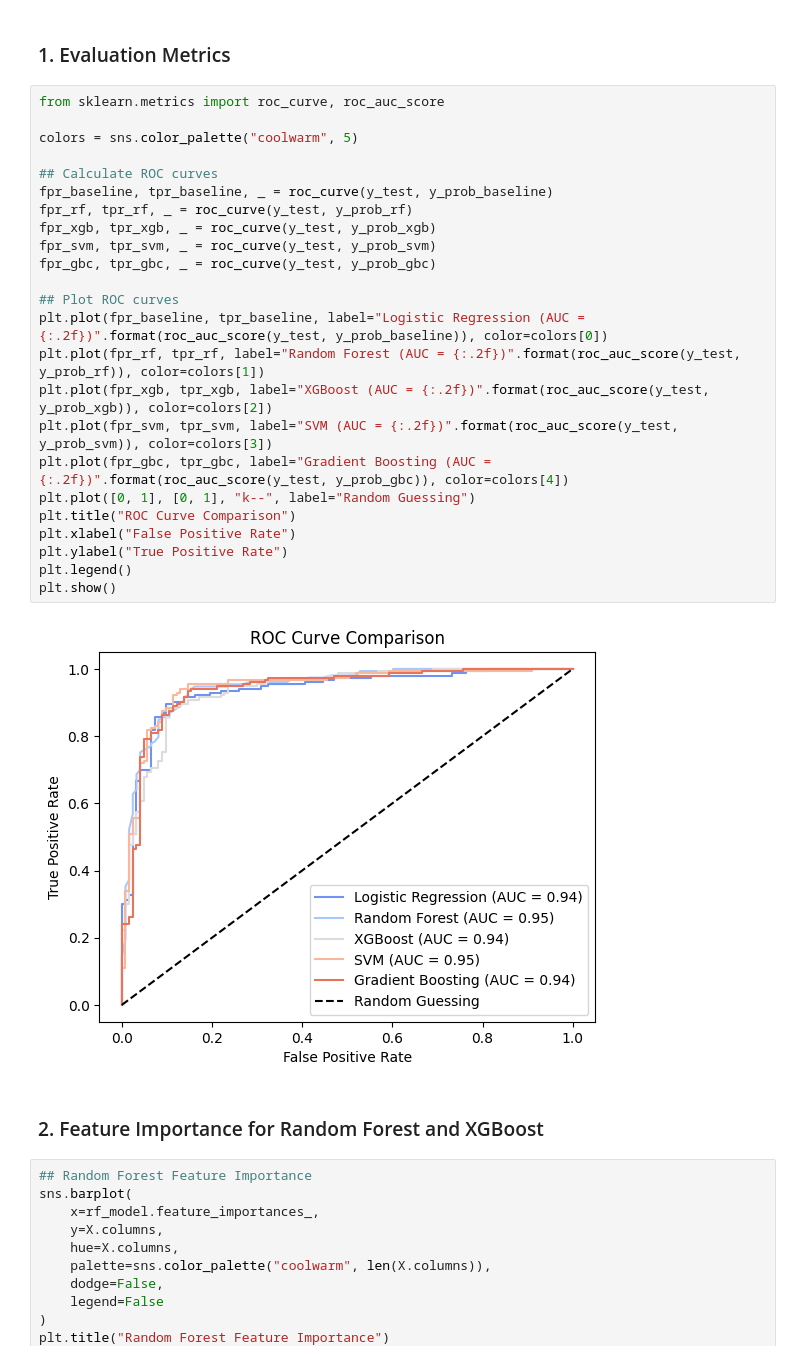
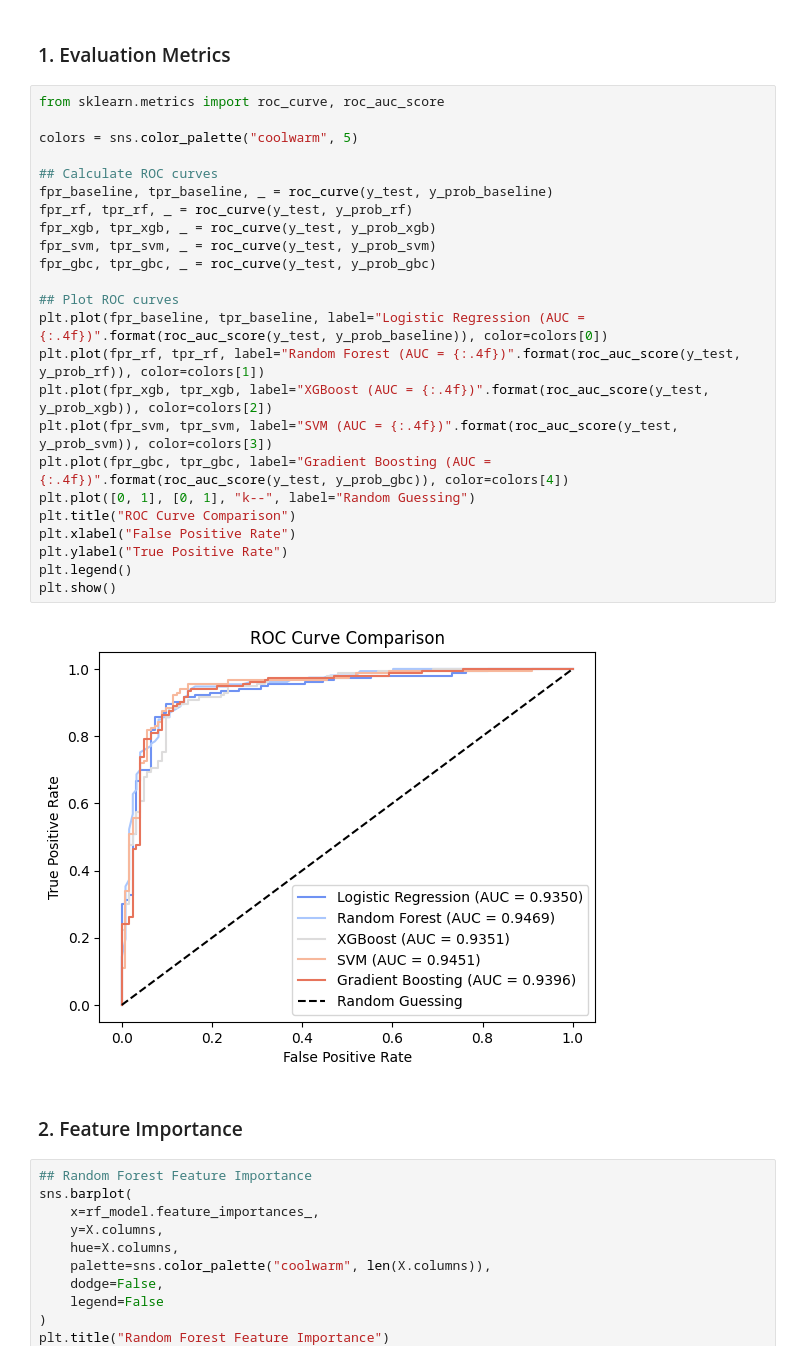
Before and after one commit to yhou2428/UWO-DS3000A-Group1, a Jupyter notebook: project.ipynb, the cells around one changed output. Drawn from its saved outputs; the diff is of its cells as text.

```diff
--- a/project.ipynb
+++ b/project.ipynb
@@ -398,31 +398,31 @@ Confusion Matrix:
 # %%
 from sklearn.metrics import roc_curve, roc_auc_score
 
 colors = sns.color_palette("coolwarm", 5)
 
 ## Calculate ROC curves
 fpr_baseline, tpr_baseline, _ = roc_curve(y_test, y_prob_baseline)
 fpr_rf, tpr_rf, _ = roc_curve(y_test, y_prob_rf)
 fpr_xgb, tpr_xgb, _ = roc_curve(y_test, y_prob_xgb)
 fpr_svm, tpr_svm, _ = roc_curve(y_test, y_prob_svm)
 fpr_gbc, tpr_gbc, _ = roc_curve(y_test, y_prob_gbc)
 
 ## Plot ROC curves
-plt.plot(fpr_baseline, tpr_baseline, label="Logistic Regression (AUC = {:.2f})".format(roc_auc_score(y_test, y_prob_baseline)), color=colors[0])
-plt.plot(fpr_rf, tpr_rf, label="Random Forest (AUC = {:.2f})".format(roc_auc_score(y_test, y_prob_rf)), color=colors[1])
-plt.plot(fpr_xgb, tpr_xgb, label="XGBoost (AUC = {:.2f})".format(roc_auc_score(y_test, y_prob_xgb)), color=colors[2])
-plt.plot(fpr_svm, tpr_svm, label="SVM (AUC = {:.2f})".format(roc_auc_score(y_test, y_prob_svm)), color=colors[3])
-plt.plot(fpr_gbc, tpr_gbc, label="Gradient Boosting (AUC = {:.2f})".format(roc_auc_score(y_test, y_prob_gbc)), color=colors[4])
+plt.plot(fpr_baseline, tpr_baseline, label="Logistic Regression (AUC = {:.4f})".format(roc_auc_score(y_test, y_prob_baseline)), color=colors[0])
+plt.plot(fpr_rf, tpr_rf, label="Random Forest (AUC = {:.4f})".format(roc_auc_score(y_test, y_prob_rf)), color=colors[1])
+plt.plot(fpr_xgb, tpr_xgb, label="XGBoost (AUC = {:.4f})".format(roc_auc_score(y_test, y_prob_xgb)), color=colors[2])
+plt.plot(fpr_svm, tpr_svm, label="SVM (AUC = {:.4f})".format(roc_auc_score(y_test, y_prob_svm)), color=colors[3])
+plt.plot(fpr_gbc, tpr_gbc, label="Gradient Boosting (AUC = {:.4f})".format(roc_auc_score(y_test, y_prob_gbc)), color=colors[4])
 plt.plot([0, 1], [0, 1], "k--", label="Random Guessing")
 plt.title("ROC Curve Comparison")
 plt.xlabel("False Positive Rate")
 plt.ylabel("True Positive Rate")
 plt.legend()
 plt.show()
 # %% [output]
-[figure, old version]
+[figure, new version]
 # %% [markdown]
-### 2. Feature Importance for Random Forest and XGBoost
+### 2. Feature Importance
 # %%
 ## Random Forest Feature Importance
 sns.barplot(
```
Also changed, not shown: parts of 5 cells of this notebook.
